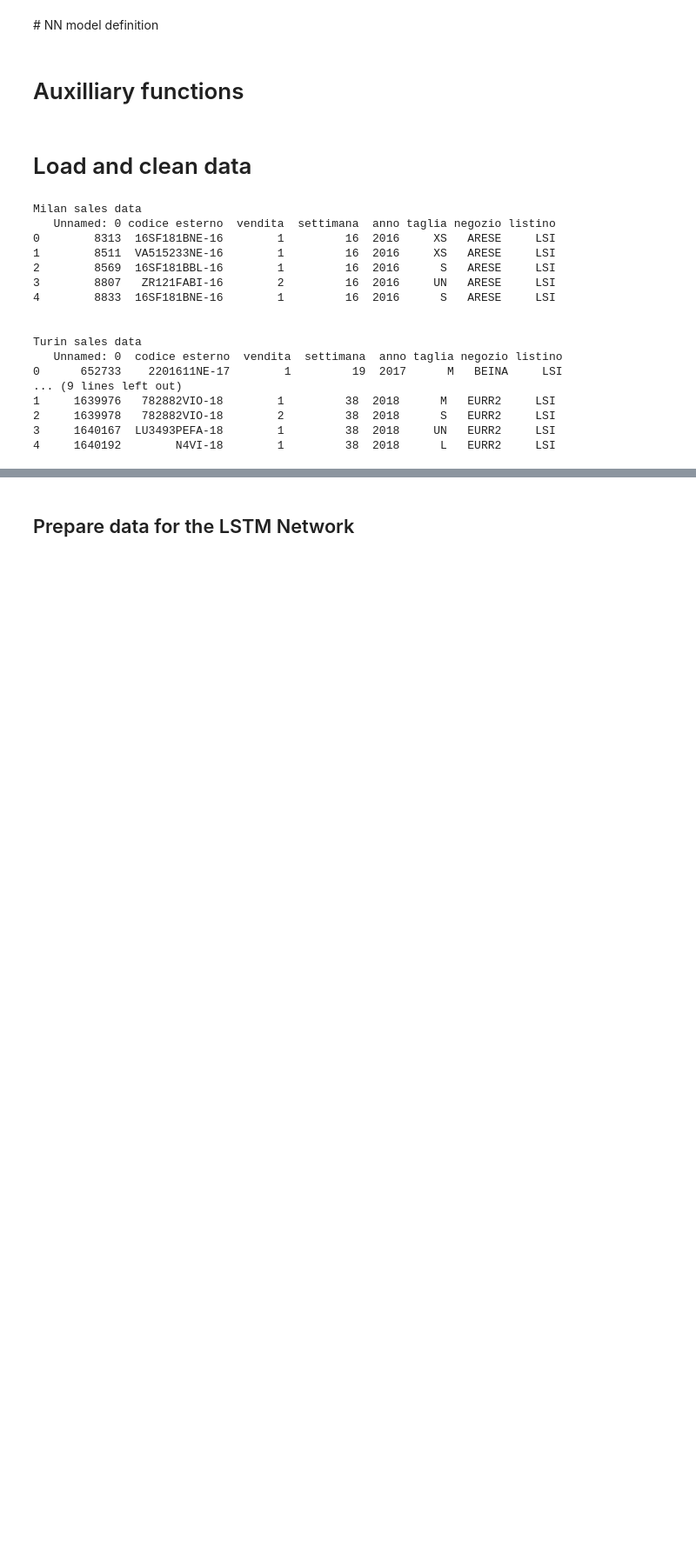
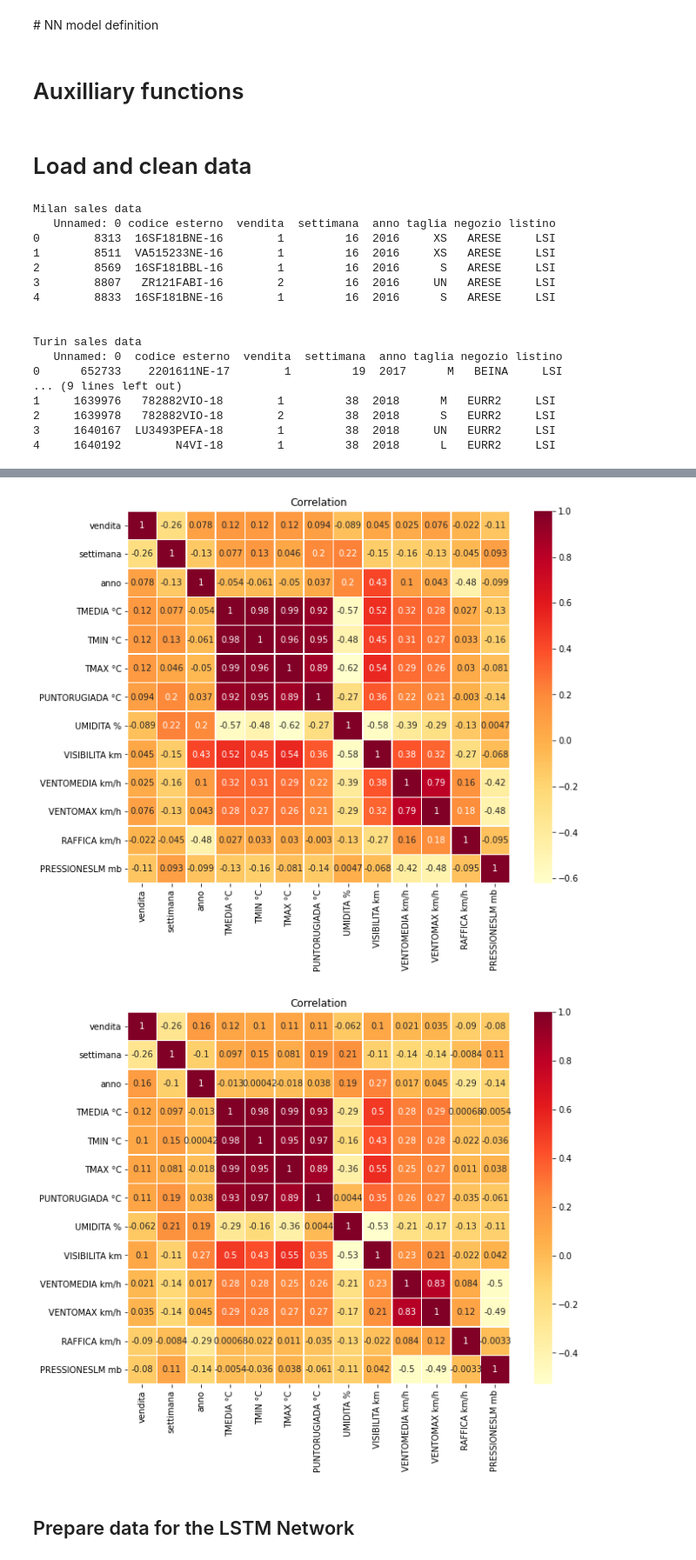
Before and after one commit to geriskenderi/EXO-LSTM, a Jupyter notebook: code/Thesis Forecasting - All Weekly Sales.ipynb, the cells around one changed output, grey strips where cells are left out. Shown at 87% size. Saved outputs shown, nothing was run; the diff lists cells and outputs as text; code cells hidden in the pictures; blank space fills up the shorter version.

```diff
--- a/code/Thesis Forecasting - All Weekly Sales.ipynb
+++ b/code/Thesis Forecasting - All Weekly Sales.ipynb
@@ -334,3 +354,15 @@ Sales and temporal data for Rome
+# %%
+## Correlation matrix: Spearman Correlation
+for dataset in aug_datasets:
+    # Default data
+    default_s_corr = aug_datasets[dataset].corr(method="spearman")
+    plt.figure(figsize=(10,8))
+    sns.heatmap(data=default_s_corr, cmap="YlOrRd", annot=True, linewidths=.5)
+    plt.title("Correlation")
+    plt.show()
+# %% [output]
+[figure, added]
+[figure, added]
 # %% [markdown]
 ## Prepare data for the LSTM Network
 # %%
```
Also changed, not shown: parts of 20 cells of this notebook, 1 other file.
